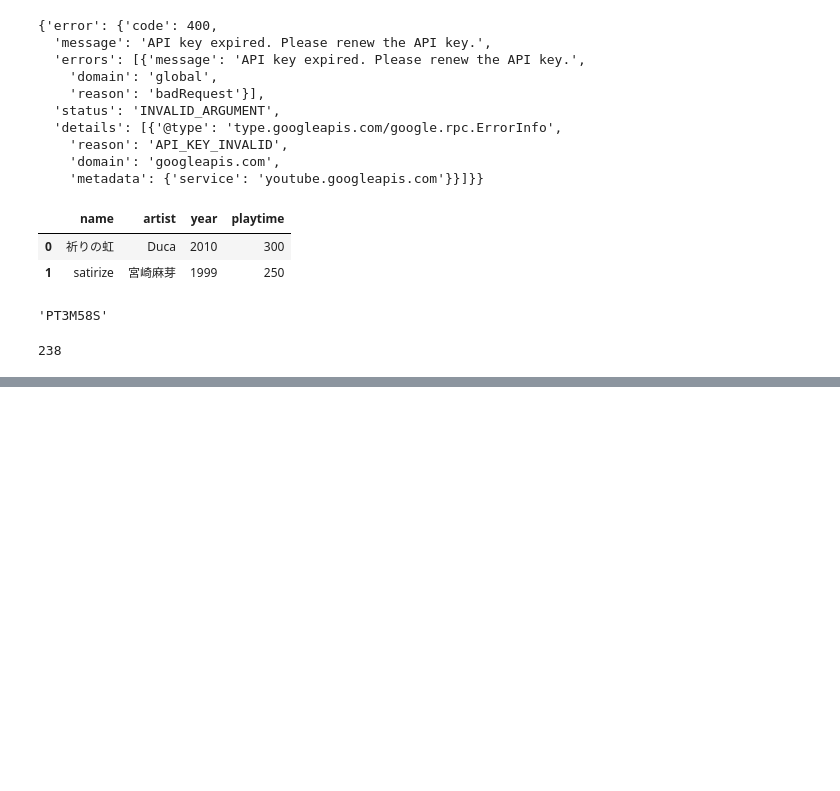
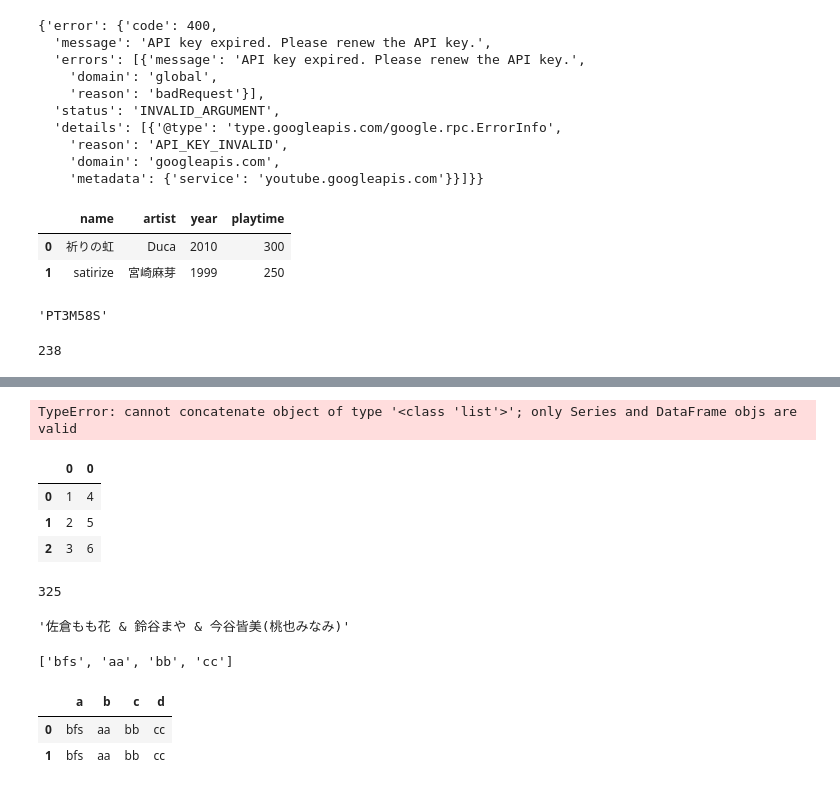
Before and after one commit to rym903/erg_youtube_ranking, a Jupyter notebook: notebooks/playground.ipynb, the cells around one changed output, grey strips where cells are left out. Cells and saved outputs as stored; diff of their text form; code cells hidden in the pictures; blank space fills up the shorter version.

```diff
--- a/notebooks/playground.ipynb
+++ b/notebooks/playground.ipynb
@@ -100,0 +145,11 @@ print(convert_duration('PT3M58S'))
+# %%
+pd.concat([[1,2,3], [4,5,6]])
+# %% [output]
+TypeError: cannot concatenate object of type '<class 'list'>'; only Series and DataFrame objs are valid
+# %%
+pd.concat([pd.DataFrame([1,2,3]), pd.DataFrame([4,5,6])], axis=1)
+# %% [output]
+|  | 0 | 0 |
+| 0 | 1 | 4 |
+| 1 | 2 | 5 |
+| 2 | 3 | 6 |
@@ -100,0 +168,4 @@ print(convert_duration('PT3M58S'))
+# %%
+convert_playtime_to_second("00:05:25")
+# %% [output]
+325
@@ -100,0 +174,16 @@ print(convert_duration('PT3M58S'))
+# %%
+t.replace(" ", "").replace("\r\n", "").replace("/", " & ")
+# %% [output]
+'佐倉もも花 & 鈴谷まや & 今谷皆美(桃也みなみ)'
+# %%
+["bfs"] + ["aa", "bb", "cc"]
+# %% [output]
+['bfs', 'aa', 'bb', 'cc']
+# %%
+test = [['bfs', 'aa', 'bb', 'cc'], ['bfs', 'aa', 'bb', 'cc']]
+# %%
+pd.DataFrame(test, columns=['a', 'b', 'c', 'd'])
+# %% [output]
+|  | a | b | c | d |
+| 0 | bfs | aa | bb | cc |
+| 1 | bfs | aa | bb | cc |
```
Also changed, not shown: parts of 7 cells of this notebook, 6 other files.
